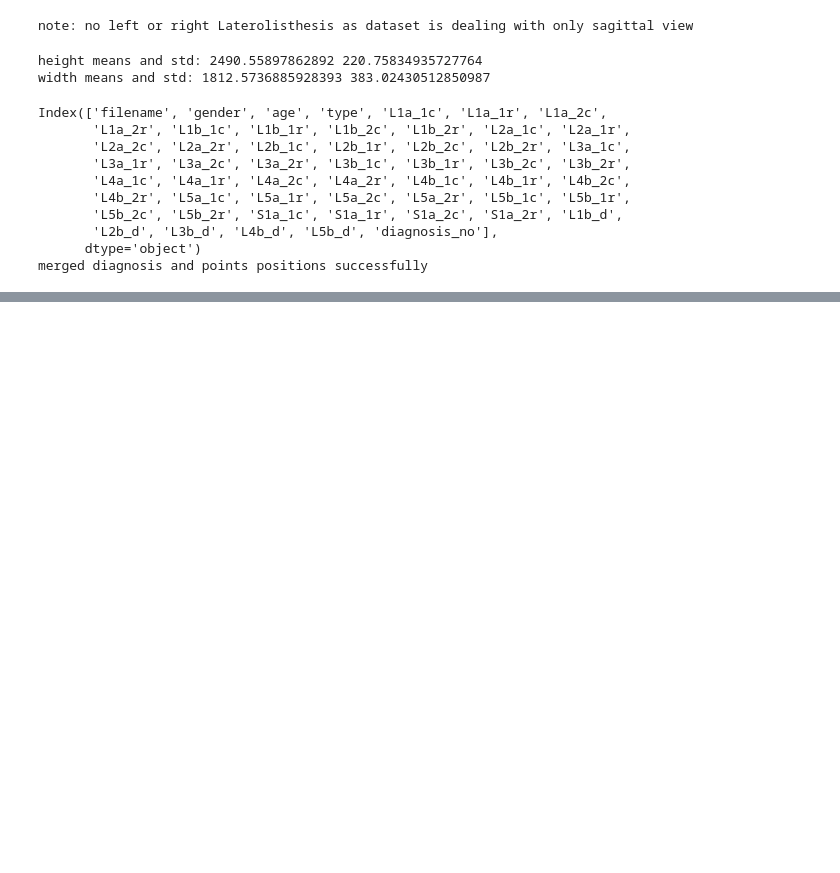
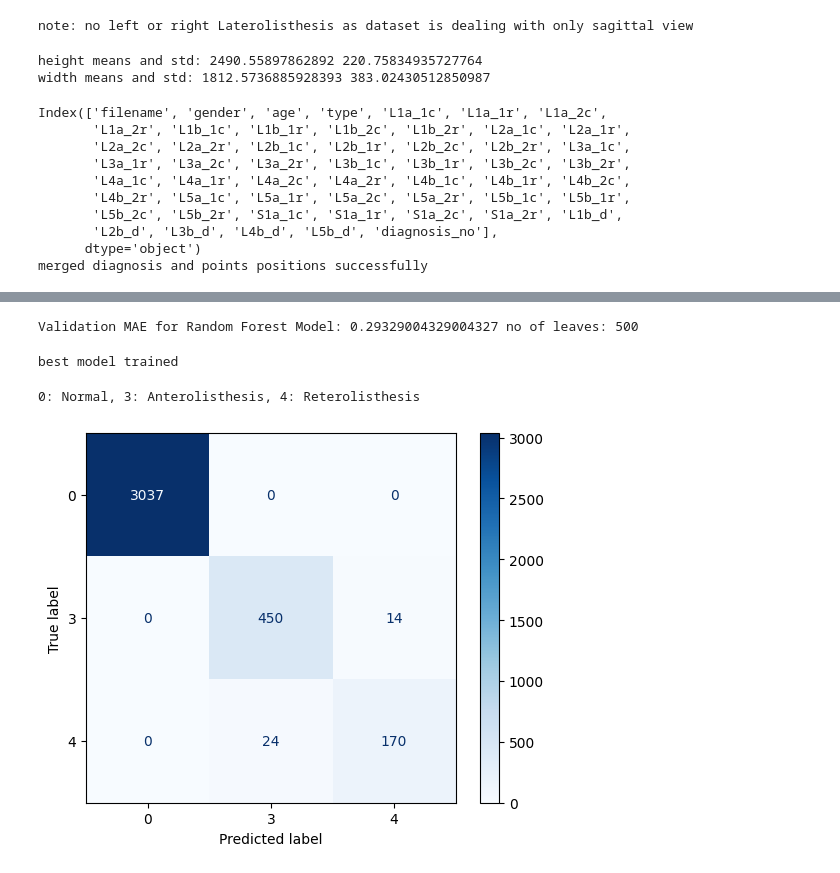
Before and after one commit to lavanyanigam/Spondylolisthesis-Vertebral-Detection, a Jupyter notebook: spondylolisthesis-vertebral-project.ipynb, the cells around one changed output, grey strips where cells are left out. Drawn from its saved outputs; the diff is of its cells as text; code cells hidden in the pictures; blank space fills up the shorter version.

```diff
--- a/spondylolisthesis-vertebral-project.ipynb
+++ b/spondylolisthesis-vertebral-project.ipynb
@@ -333,20 +338,21 @@ RandomForestRegressor(max_leaf_nodes=50, random_state=1)
 # %%
 #add valuable metrics that spine doctors consider:
 #Vertebral Tilt,Intersegmental Angles,Anterior and Posterior Disc Heights and compression ratio
-#Aspect Ratio , Slippage Distance between L4 and L5, Global Offset between L1 and S1
+#Aspect Ratio , Slippage Distance between L4 and L5
 #IMP: Signed Sagittal Translation positive for Anterolisthesis, Percentage Spondylolisthesis, cobbs angle(l1s1)
 
-import math
+import numpy as np
 
 def euclidean_distance(p1x, p1y, p2x, p2y):
-        return math.sqrt((p1x-p2x)**2-(p1y-p2y)**2)
+        return np.sqrt((p1x-p2x)**2+(p1y-p2y)**2)
 
 def angle_calc(p1x, p1y, p2x, p2y):
-    return math.degrees(math.atan((p1y-p2y)/(p1x-p2x)))
+    return np.degrees(np.arctan2((p1y-p2y),(p1x-p2x)))
 
 def angle_calc_lines(p1x, p1y, p2x, p2y,p3x, p3y, p4x, p4y):
     m1=(p1y-p2y)/(p1x-p2x)
     m2=(p3y-p4y)/(p3x-p4x)
-    return math.degrees(math.atan((m1-m2)/(1+m1*m2)))
+    return np.degrees(np.arctan2((m1-m2),(1+m1*m2)))
+
 def cobbs_angle(max1,min1):
-    return (math.degrees(math.pi)-max1+min1)
+    return (np.degrees(np.pi)-max1+min1)
@@ -399,0 +453,39 @@ features['cobbs_angle']=cobbs_angle(max(angle_metrics),min(angle_metrics)
+# %%
+X_geometric = extract_geometric_features(spine_data)
+X = pd.get_dummies(X_geometric, columns=['type'], drop_first=True)
+train_X, val_X, train_y, val_y = train_test_split(X, y, random_state=1)
+
+no_of_leaves=[5,10,20,50,100,500,1000,100000]
+best=999999999999999
+no=0
+for n in no_of_leaves:
+    x=predict_acc_to_leaves(n,train_X, val_X, train_y, val_y)
+    if x<best:
+        best=x
+        no=n
+
+print("Validation MAE for Random Forest Model:",best,"no of leaves:",no)
+# %% [output]
+Validation MAE for Random Forest Model: 0.29329004329004327 no of leaves: 500
+# %%
+#with full  data
+rf_model = RandomForestClassifier(max_leaf_nodes=no,random_state=1)
+rf_model.fit(X, y)
+print('best model trained')
+# %% [output]
+best model trained
+# %%
+#evaluation
+
+import matplotlib.pyplot as plt
+from sklearn.metrics import confusion_matrix, ConfusionMatrixDisplay
+
+y_pred=rf_model.predict(X)
+cm=confusion_matrix(y,y_pred)
+disp = ConfusionMatrixDisplay(confusion_matrix=cm, display_labels=rf_model.classes_)
+disp.plot(cmap=plt.cm.Blues)
+print('0: Normal, 3: Anterolisthesis, 4: Reterolisthesis')
+plt.show()
+# %% [output]
+0: Normal, 3: Anterolisthesis, 4: Reterolisthesis
+[figure, added]
```
Also changed, not shown: parts of 8 cells of this notebook.
